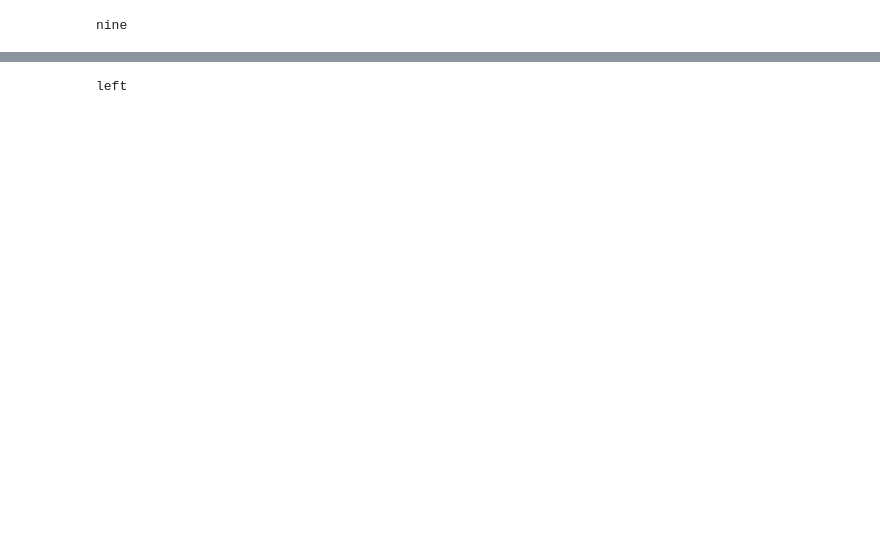
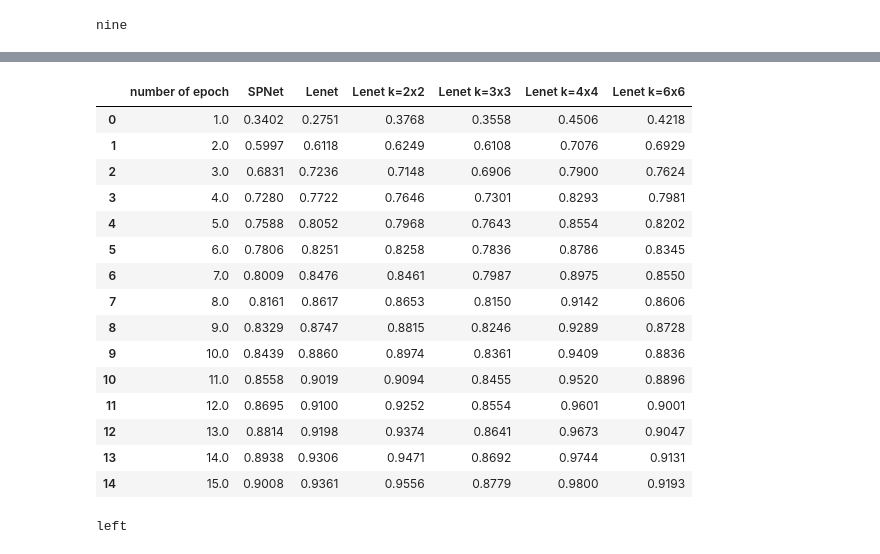
Before and after one commit to iss14036/Single-Word-Recognition-with-CNN, a Jupyter notebook: CNN.ipynb, the cells around one changed output, grey strips where cells are left out. Drawn from its saved outputs; the diff is of its cells as text; code cells hidden in the pictures; blank space fills up the shorter version.

```diff
--- a/CNN.ipynb
+++ b/CNN.ipynb
@@ -376,0 +537,34 @@ KeyboardInterrupt:
+# %%
+lenet13_k2[1] = 0.3768; lenet13_k2[2] = 0.6249; lenet13_k2[3] = 0.7148; lenet13_k2[4] = 0.7646; lenet13_k2[5] = 0.7968; lenet13_k2[6] = 0.8258; lenet13_k2[7] = 0.8461; lenet13_k2[8] = 0.8653;
+lenet13_k2[9] = 0.8815; lenet13_k2[10] = 0.8974; lenet13_k2[11] = 0.9094; lenet13_k2[12] = 0.9252; lenet13_k2[13] = 0.9374; lenet13_k2[14] = 0.9471; lenet13_k2[15] = 0.9556;
+# %%
+lenet13_k3[1] = 0.3558; lenet13_k3[2] = 0.6108; lenet13_k3[3] = 0.6906; lenet13_k3[4] = 0.7301; lenet13_k3[5] = 0.7643; lenet13_k3[6] = 0.7836; lenet13_k3[7] = 0.7987; lenet13_k3[8] = 0.8150;
+lenet13_k3[9] = 0.8246; lenet13_k3[10] = 0.8361; lenet13_k3[11] = 0.8455; lenet13_k3[12] = 0.8554; lenet13_k3[13] = 0.8641; lenet13_k3[14] = 0.8692; lenet13_k3[15] = 0.8779;
+# %%
+lenet13_k4[1] = 0.4506; lenet13_k4[2] = 0.7076; lenet13_k4[3] = 0.7900; lenet13_k4[4] = 0.8293; lenet13_k4[5] = 0.8554; lenet13_k4[6] = 0.8786; lenet13_k4[7] = 0.8975; lenet13_k4[8] = 0.9142;
+lenet13_k4[9] = 0.9289; lenet13_k4[10] = 0.9409; lenet13_k4[11] = 0.9520; lenet13_k4[12] = 0.9601; lenet13_k4[13] = 0.9673; lenet13_k4[14] = 0.9744; lenet13_k4[15] = 0.9800;
+# %%
+lenet13_k6[1] = 0.4218; lenet13_k6[2] = 0.6929; lenet13_k6[3] = 0.7624; lenet13_k6[4] = 0.7981; lenet13_k6[5] = 0.8202; lenet13_k6[6] = 0.8345; lenet13_k6[7] = 0.8550; lenet13_k6[8] = 0.8606;
+lenet13_k6[9] = 0.8728; lenet13_k6[10] = 0.8836; lenet13_k6[11] = 0.8896; lenet13_k6[12] = 0.9001; lenet13_k6[13] = 0.9047; lenet13_k6[14] = 0.9131; lenet13_k6[15] = 0.9193;
+# %%
+tabel_acc13 = pd.DataFrame([spnet13.keys(),spnet13.values(),lenet13.values(),lenet13_k2.values(),lenet13_k3.values(),lenet13_k4.values(),lenet13_k6.values()])
+tabel_acc13 = tabel_acc13.T
+tabel_acc13.columns = ['number of epoch','SPNet','Lenet','Lenet k=2x2','Lenet k=3x3','Lenet k=4x4','Lenet k=6x6']
+tabel_acc13
+# %% [output]
+|  | number of epoch | SPNet | Lenet | Lenet k=2x2 | Lenet k=3x3 | Lenet k=4x4 | Lenet k=6x6 |
+| 0 | 1.0 | 0.3402 | 0.2751 | 0.3768 | 0.3558 | 0.4506 | 0.4218 |
+| 1 | 2.0 | 0.5997 | 0.6118 | 0.6249 | 0.6108 | 0.7076 | 0.6929 |
+| 2 | 3.0 | 0.6831 | 0.7236 | 0.7148 | 0.6906 | 0.7900 | 0.7624 |
+| 3 | 4.0 | 0.7280 | 0.7722 | 0.7646 | 0.7301 | 0.8293 | 0.7981 |
+| 4 | 5.0 | 0.7588 | 0.8052 | 0.7968 | 0.7643 | 0.8554 | 0.8202 |
+| 5 | 6.0 | 0.7806 | 0.8251 | 0.8258 | 0.7836 | 0.8786 | 0.8345 |
+| 6 | 7.0 | 0.8009 | 0.8476 | 0.8461 | 0.7987 | 0.8975 | 0.8550 |
+| 7 | 8.0 | 0.8161 | 0.8617 | 0.8653 | 0.8150 | 0.9142 | 0.8606 |
+| 8 | 9.0 | 0.8329 | 0.8747 | 0.8815 | 0.8246 | 0.9289 | 0.8728 |
+| 9 | 10.0 | 0.8439 | 0.8860 | 0.8974 | 0.8361 | 0.9409 | 0.8836 |
+| 10 | 11.0 | 0.8558 | 0.9019 | 0.9094 | 0.8455 | 0.9520 | 0.8896 |
+| 11 | 12.0 | 0.8695 | 0.9100 | 0.9252 | 0.8554 | 0.9601 | 0.9001 |
+| 12 | 13.0 | 0.8814 | 0.9198 | 0.9374 | 0.8641 | 0.9673 | 0.9047 |
+| 13 | 14.0 | 0.8938 | 0.9306 | 0.9471 | 0.8692 | 0.9744 | 0.9131 |
+| 14 | 15.0 | 0.9008 | 0.9361 | 0.9556 | 0.8779 | 0.9800 | 0.9193 |
```
Also changed, not shown: parts of 42 cells of this notebook.
